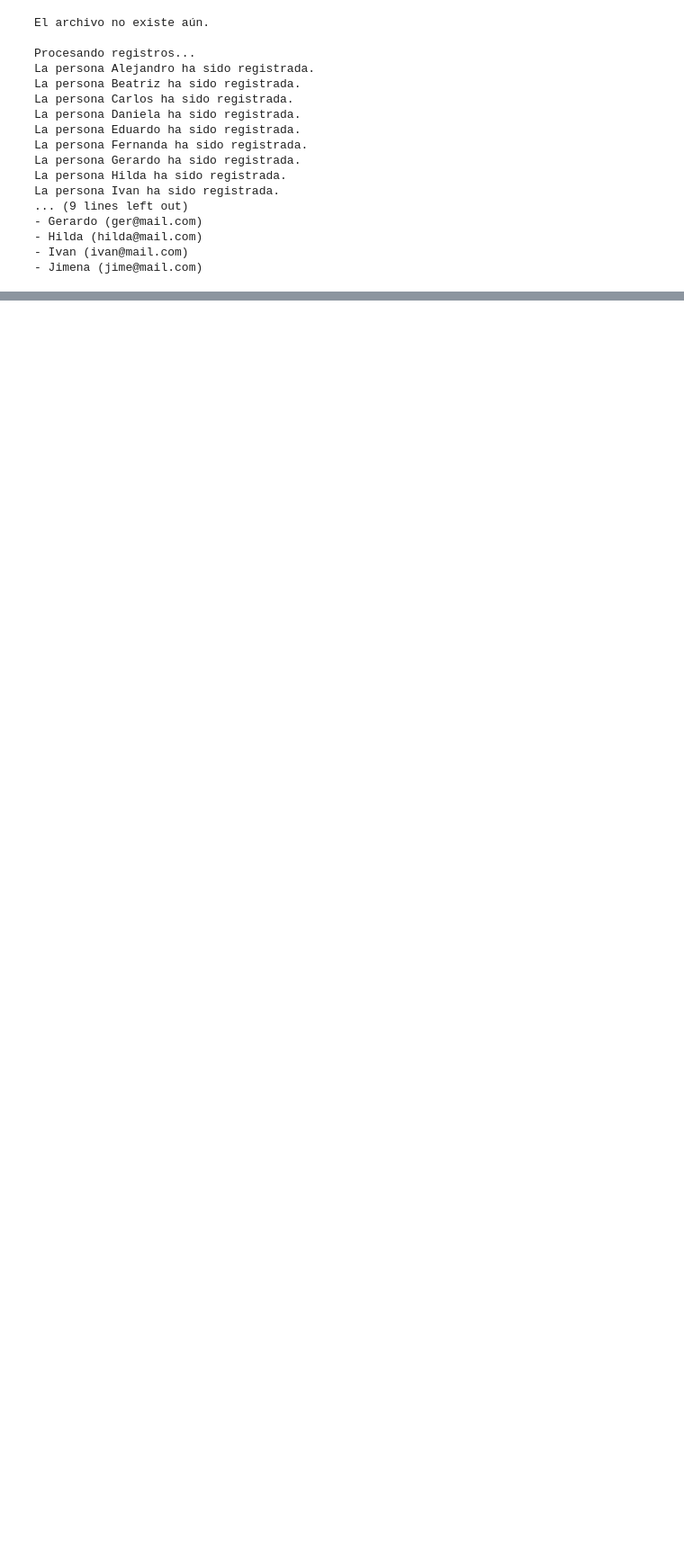
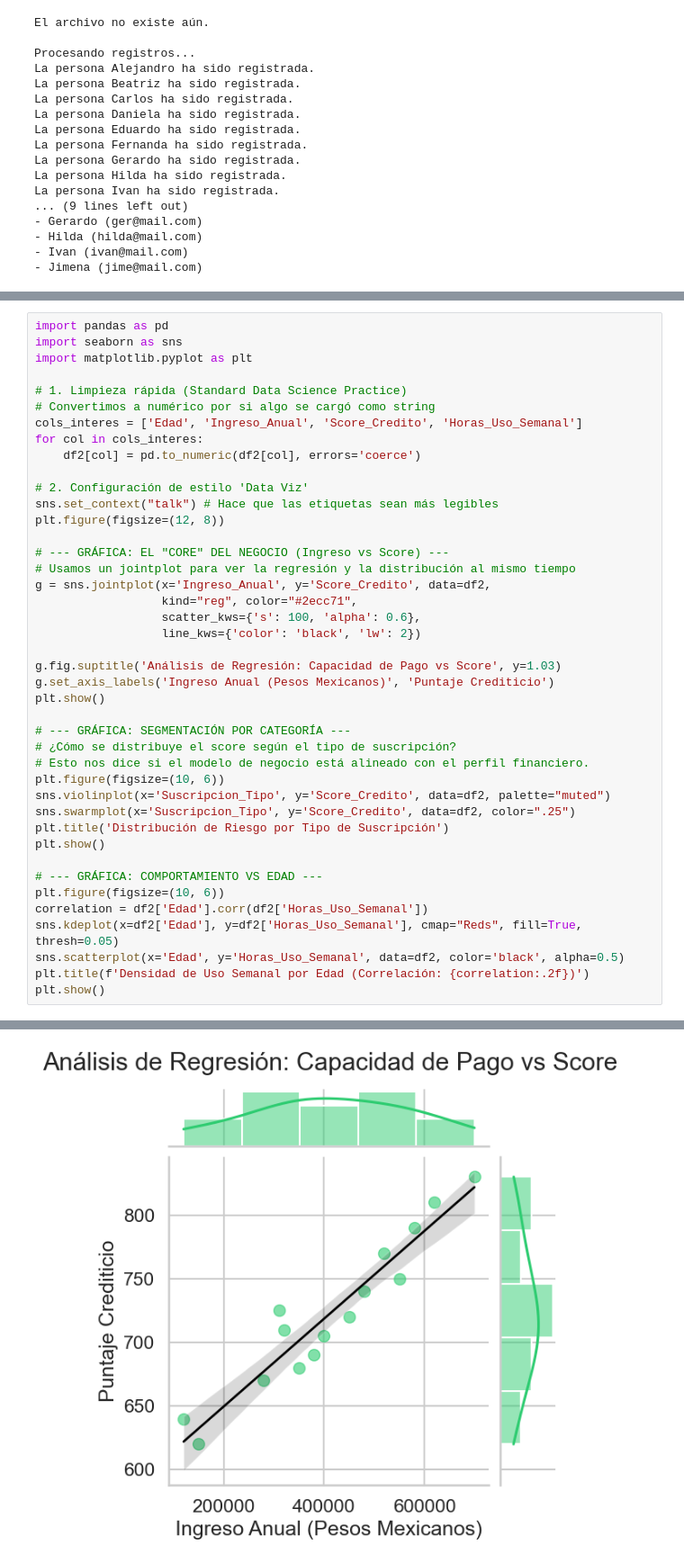
Before and after one commit to jarsmp37/progavan, a Jupyter notebook: OOP_clase7.ipynb, the cells around one changed output, grey strips where cells are left out. Shown at 90% size. Cells and saved outputs as stored; diff of their text form; blank space fills up the shorter version.

```diff
--- a/OOP_clase7.ipynb
+++ b/OOP_clase7.ipynb
@@ -85,0 +424,43 @@ La persona Ivan ha sido registrada.
+# %%
+import pandas as pd
+import seaborn as sns
+import matplotlib.pyplot as plt
+
+# 1. Limpieza rápida (Standard Data Science Practice)
+# Convertimos a numérico por si algo se cargó como string
+cols_interes = ['Edad', 'Ingreso_Anual', 'Score_Credito', 'Horas_Uso_Semanal']
+for col in cols_interes:
+    df2[col] = pd.to_numeric(df2[col], errors='coerce')
+
+# 2. Configuración de estilo 'Data Viz'
+sns.set_context("talk") # Hace que las etiquetas sean más legibles
+plt.figure(figsize=(12, 8))
+
+# --- GRÁFICA: EL "CORE" DEL NEGOCIO (Ingreso vs Score) ---
+# Usamos un jointplot para ver la regresión y la distribución al mismo tiempo
+g = sns.jointplot(x='Ingreso_Anual', y='Score_Credito', data=df2,
+                  kind="reg", color="#2ecc71",
+                  scatter_kws={'s': 100, 'alpha': 0.6},
+                  line_kws={'color': 'black', 'lw': 2})
+
+g.fig.suptitle('Análisis de Regresión: Capacidad de Pago vs Score', y=1.03)
+g.set_axis_labels('Ingreso Anual (Pesos Mexicanos)', 'Puntaje Crediticio')
+plt.show()
+
+# --- GRÁFICA: SEGMENTACIÓN POR CATEGORÍA ---
+# ¿Cómo se distribuye el score según el tipo de suscripción?
+# Esto nos dice si el modelo de negocio está alineado con el perfil financiero.
+plt.figure(figsize=(10, 6))
+sns.violinplot(x='Suscripcion_Tipo', y='Score_Credito', data=df2, palette="muted")
+sns.swarmplot(x='Suscripcion_Tipo', y='Score_Credito', data=df2, color=".25")
+plt.title('Distribución de Riesgo por Tipo de Suscripción')
+plt.show()
+
+# --- GRÁFICA: COMPORTAMIENTO VS EDAD ---
+plt.figure(figsize=(10, 6))
+correlation = df2['Edad'].corr(df2['Horas_Uso_Semanal'])
+sns.kdeplot(x=df2['Edad'], y=df2['Horas_Uso_Semanal'], cmap="Reds", fill=True, thresh=0.05)
+sns.scatterplot(x='Edad', y='Horas_Uso_Semanal', data=df2, color='black', alpha=0.5)
+plt.title(f'Densidad de Uso Semanal por Edad (Correlación: {correlation:.2f})')
+plt.show()
+# %% [output]
@@ -85,0 +468 @@ La persona Ivan ha sido registrada.
+[figure, added]
```
Also changed, not shown: parts of 11 cells of this notebook, 7 other files.
